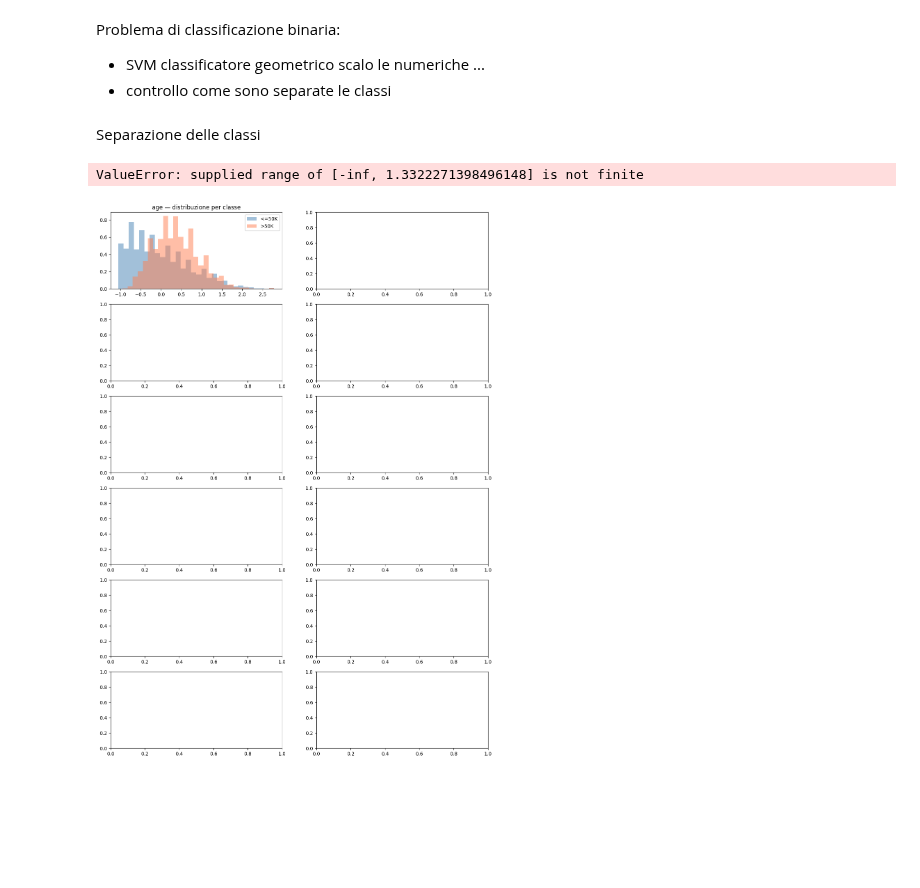
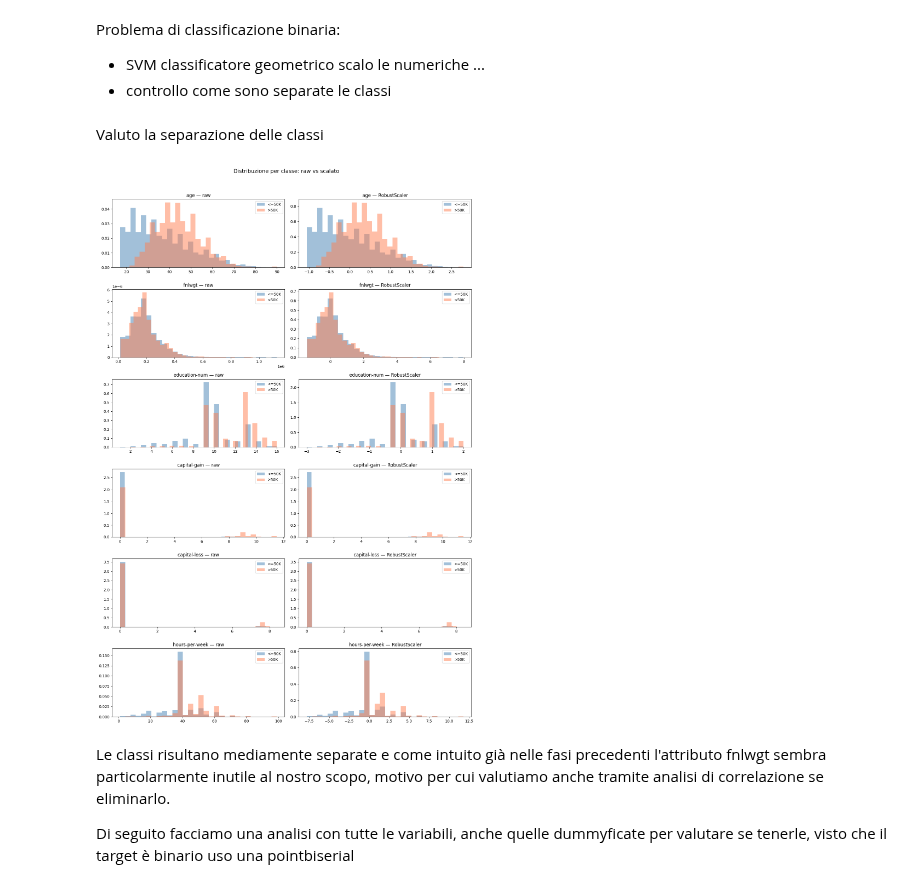
Before and after one commit to Bit-Pitt/BDA, a Jupyter notebook: EDA_tabular.ipynb, the cells around one changed output. Saved outputs shown, nothing was run; the diff lists cells and outputs as text; code cells hidden in the pictures; blank space fills up the shorter version.

```diff
--- a/EDA_tabular.ipynb
+++ b/EDA_tabular.ipynb
@@ -1176,40 +1180,45 @@ from sklearn.preprocessing import RobustScaler
 numeric_vars = ['age', 'fnlwgt', 'education-num',
                 'capital-gain', 'capital-loss', 'hours-per-week']
 
-X_train = data_train.drop(columns=['income'])
+# Salva versione non scalata per confronto
+X_train_raw = data_train.drop(columns=['income']).copy()
 y_train = data_train['income']
-X_test  = data_test.drop(columns=['income'])
+X_test_raw  = data_test.drop(columns=['income']).copy()
 y_test  = data_test['income']
 
-# Scala solo le numeriche
+# Versione scalata
+X_train = X_train_raw.copy()
+X_test  = X_test_raw.copy()
 scaler = RobustScaler()
 X_train[numeric_vars] = scaler.fit_transform(X_train[numeric_vars])
 X_test[numeric_vars]  = scaler.transform(X_test[numeric_vars])
 # %% [markdown]
-Separazione delle classi
+Valuto la separazione delle classi
 # %%
+# Plot distribuzione per classe: raw vs scalato
 fig, axes = plt.subplots(nrows=len(numeric_vars), ncols=2, figsize=(14, 20))
 
 for i, col in enumerate(numeric_vars):
-    # PRIMA della trasformazione
     for cls, color, label in [(0, 'steelblue', '<=50K'), (1, 'coral', '>50K')]:
         mask = y_train == cls
-        axes[i, 0].hist(X_train[col][mask], bins=30, alpha=0.5,
+        # Colonna raw
+        axes[i, 0].hist(X_train_raw[col][mask], bins=30, alpha=0.5,
                         color=color, label=label, density=True)
-    axes[i, 0].set_title(f'{col} — distribuzione per classe')
+        # Colonna scalata
+        axes[i, 1].hist(X_train[col][mask], bins=30, alpha=0.5,
+                        color=color, label=label, density=True)
+
+    axes[i, 0].set_title(f'{col} — raw')
     axes[i, 0].legend()
-
-    # DOPO log1p
-    for cls, color, label in [(0, 'steelblue', '<=50K'), (1, 'coral', '>50K')]:
-        mask = y_train == cls
-        axes[i, 1].hist(np.log1p(X_train[col][mask]), bins=30, alpha=0.5,
-                        color=color, label=label, density=True)
-    axes[i, 1].set_title(f'log1p({col}) — distribuzione per classe')
+    axes[i, 1].set_title(f'{col} — RobustScaler')
     axes[i, 1].legend()
 
-plt.suptitle("Distribuzione per classe: originale vs log1p", fontsize=14, y=1.02)
+plt.suptitle("Distribuzione per classe: raw vs scalato", fontsize=14, y=1.02)
 plt.tight_layout()
 plt.show()
 # %% [output]
-ValueError: supplied range of [-inf, 1.3322271398496148] is not finite
-[figure, old version]
+[figure, new version]
+# %% [markdown]
+Le classi risultano mediamente separate e come intuito già nelle fasi precedenti l'attributo fnlwgt sembra particolarmente inutile al nostro scopo, motivo per cui valutiamo anche tramite analisi di correlazione se eliminarlo.
+
+Di seguito facciamo una analisi con tutte le variabili, anche quelle dummyficate per valutare se tenerle, visto che il target è binario uso una pointbiserial
```
Also changed, not shown: parts of 10 cells of this notebook.
